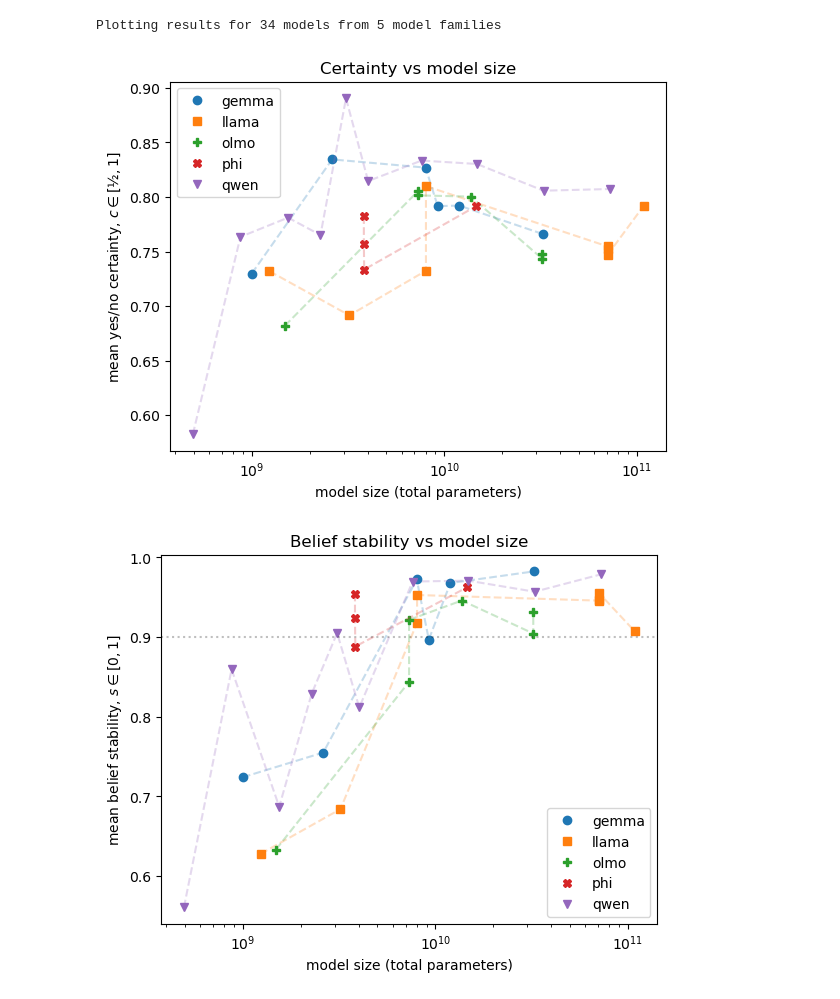
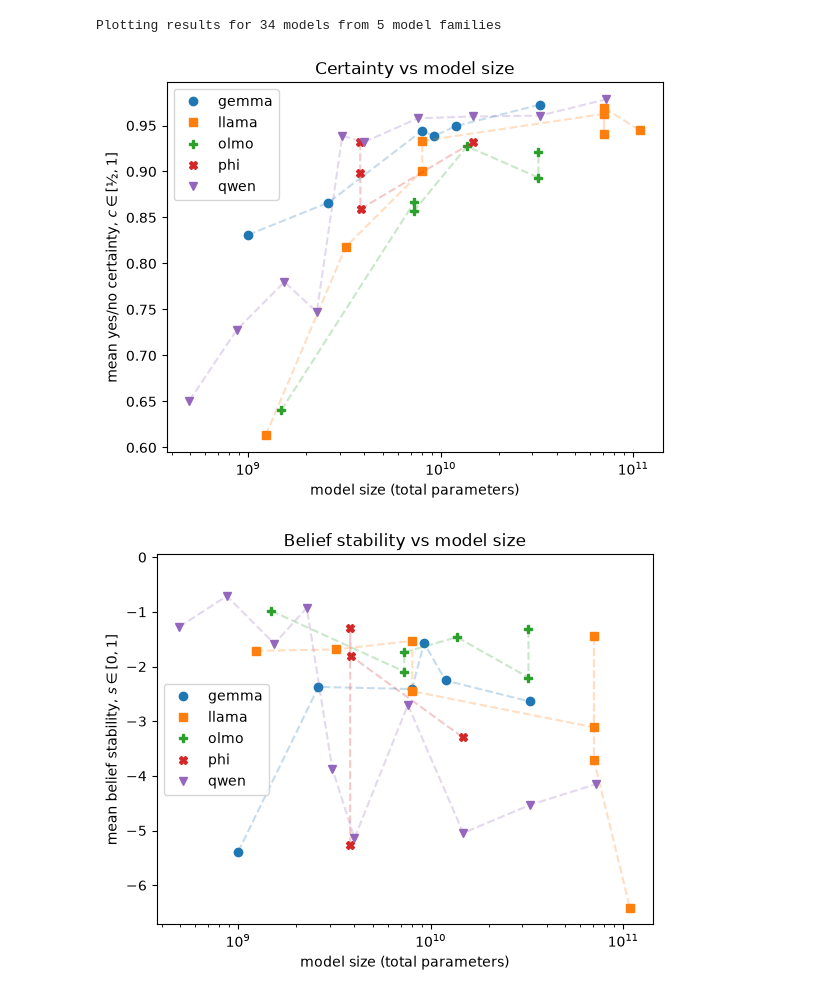
Before and after one commit to cscheffler/elicit-model-beliefs, a Jupyter notebook: present-figure-1.ipynb, the cells around one changed output. Saved outputs shown, nothing was run; the diff lists cells and outputs as text; code cells hidden in the pictures.

Commit message:
Updated stability metric to use principle eigenvalue of the Spearman correlation matrix.

```diff
--- a/present-figure-1.ipynb
+++ b/present-figure-1.ipynb
@@ -5,7 +5,7 @@ import numpy as np
 import glob
 import re
 
-from supporting_code import logits_to_affirm_prob
+from supporting_code import logits_to_affirm_logit
 
 
 def load_experiment_results(path):
@@ -18,12 +18,14 @@ def load_experiment_results(path):
     return model_slug, logits, top_other_logit, top_other_id, top_other_token
 
 
-def compute_metrics(p_affirm, logits, top_other_logit):
-    mean_p_affirm = p_affirm.mean(dim=1)
-    certainty = np.array(torch.vstack((mean_p_affirm, 1 - mean_p_affirm)).max(axis=0))
+def compute_metrics(p_affirm_logit, logits, top_other_logit):
+    from scipy.special import expit
 
-    stdev_p_affirm = p_affirm.std(dim=1)
-    stability = np.array(1 - 2 * stdev_p_affirm)
+    p_affirm_logit = np.asarray(p_affirm_logit)
+    mean_p_affirm = expit(p_affirm_logit).mean(axis=1)
+    certainty = np.vstack((mean_p_affirm, 1 - mean_p_affirm)).max(axis=0)
+
+    stability = -p_affirm_logit.std(axis=1)
 
     # TODO: Leakage is computed is the sum of all other tokens, excluding
     # Yes, No, True, False, which isn't quite right since we should use either
@@ -34,19 +36,26 @@ def compute_metrics(p_affirm, logits, top_other_logit):
     all_probs = all_logits.softmax(axis=1)
     leakage = np.array(all_probs[:, 4:].sum(axis=1))
 
+    from scipy.stats import spearmanr
+    corr = spearmanr(p_affirm_logit).statistic
+    if np.any(np.isnan(corr)):
+        correig = np.nan
+    else:
+        correig = np.linalg.eig(corr)[0][0] / p_affirm_logit.shape[1]
+
     aggregate_function = np.mean
-
     return {
         'certainty': aggregate_function(certainty),
         'stability': aggregate_function(stability),
+        'correig': correig,
         'leakage': aggregate_function(leakage),
     }
 
 all_metrics = {}
 for path in glob.glob("results/*.pt"):
     model_slug, logits, top_other_logit, top_other_id, top_other_token = load_experiment_results(path)
-    p_affirm = logits_to_affirm_prob(logits)
-    all_metrics[model_slug] = compute_metrics(p_affirm, logits, top_other_logit)
+    p_affirm_logit = logits_to_affirm_logit(logits)
+    all_metrics[model_slug] = compute_metrics(p_affirm_logit, logits, top_other_logit)
 
 print(f"Loaded results for {len(all_metrics)} models.")
 # %% [output]
@@ -137,6 +146,7 @@ pattern = re.compile(r'[a-zA-Z]+')  # Used to extract model family from model sl
 plot_size = []
 plot_certainty = []
 plot_stability = []
+plot_correig = []
 plot_leakage = []
 plot_labels = []
 plot_slug = []
@@ -146,6 +156,7 @@ for model_slug, metrics in all_metrics.items():
         plot_size.append(metrics['size'])
         plot_certainty.append(metrics['certainty'])
         plot_stability.append(metrics['stability'])
+        plot_correig.append(metrics['correig'])
         plot_leakage.append(metrics['leakage'])
         plot_labels.append(pattern.match(model_slug).group().lower().replace('meta', 'llama'))
 # %%
@@ -173,21 +184,21 @@ plt.xlabel(r'model size (total parameters)')
 plt.ylabel(r'mean yes/no certainty, $c \in [½,1]$')
 plt.show()
 # %% [output]
-[figure, old version]
+[figure, new version]
 # %%
 plt.figure()
 plt.title('Belief stability vs model size')
 for label_index, label in enumerate(unique):
     x = np.array([plot_size[i] for i in range(len(plot_labels)) if plot_labels[i] == label])
     y = np.array([plot_stability[i] for i in range(len(plot_labels)) if plot_labels[i] == label])
     i = np.argsort(x)
     marker = marker_map[label]
     plt.semilogx(x[i], y[i], marker=marker, label=label, linestyle='none', color=f'C{label_index}')
     plt.semilogx(x[i], y[i], marker='none', linestyle='--', alpha=0.25, color=f'C{label_index}')
-plt.axhline(0.9, color='k', linestyle=':', alpha=0.25)
 plt.legend()
+plt.ylim(plt.ylim()[0], 0.05)
 plt.xlabel(r'model size (total parameters)')
 plt.ylabel(r'mean belief stability, $s \in [0,1]$')
 plt.show()
 # %% [output]
-[figure, old version]
+[figure, new version]
```
Also changed, not shown: parts of 5 cells of this notebook, 3 other files.
